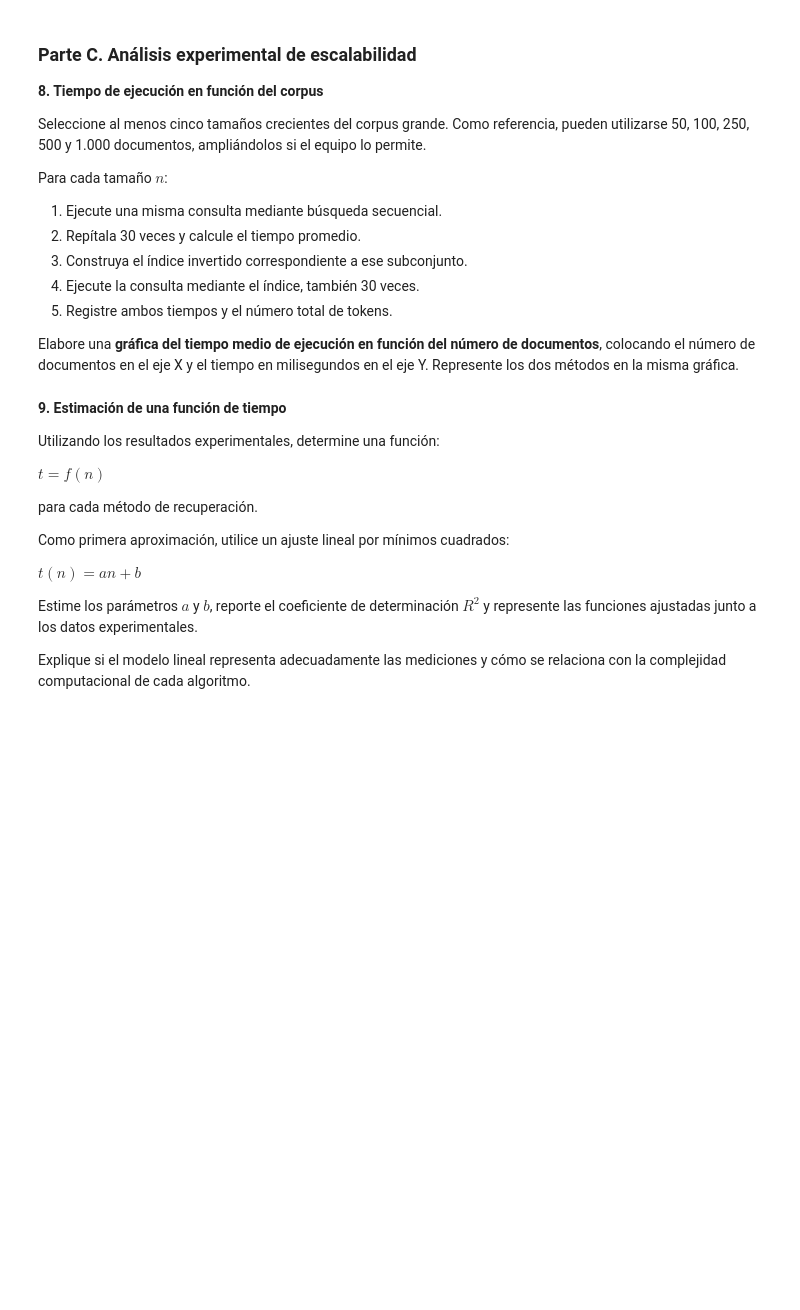
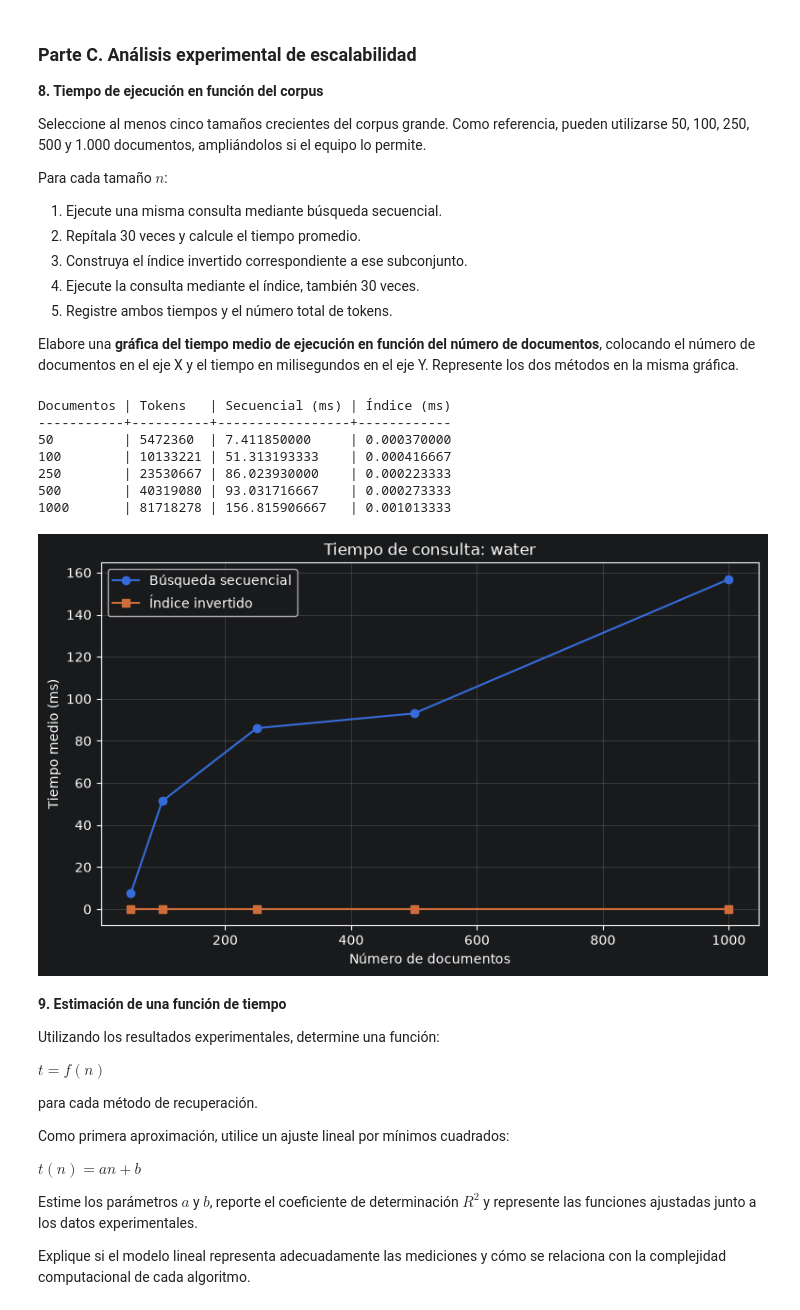
Before and after one commit to Francis1918/Information_Retrival, a Jupyter notebook: notebooks/Tarea2/02_booleansearch.ipynb, the cells around one changed output. Drawn from its saved outputs; the diff is of its cells as text; code cells hidden in the pictures; blank space fills up the shorter version.

Commit message:
Tarea 2 implementacion pt2 y pt3

```diff
--- a/notebooks/Tarea2/02_booleansearch.ipynb
+++ b/notebooks/Tarea2/02_booleansearch.ipynb
@@ -53,6 +58,9 @@ TERMINOS_PRUEBA = {
 
 # Marca de inicio de la Parte A; C29 calcula el tiempo transcurrido contra el presupuesto.
 T_INICIO = time.perf_counter()
+# Colección grande extraída previamente; modificar solo aquí si se encuentra en otra ubicación.
+RUTA_CORPUS_GRANDE = Path(r"C:\Users\bravo\PycharmProjects\DataRI\Tarea2\txt-files.tar\cache\epub")
+TAMANOS_CORPUS = (50, 100, 250, 500, 1000)
 # %%
 # C03 · Tipos de datos, excepciones y formato de tablas. Lógica pura: no lee disco ni muestra nada.
 
@@ -2068,0 +2121,15 @@ Trabaje con subconjuntos de la colección de tamaños crecientes, conservando lo
+# %%
+# B2 · Consultas ya normalizadas y pruebas de igualdad con IDs numéricos no consecutivos.
+consultas_grandes = [
+    ("water", consulta_termino(normalizar_termino("water"))),
+    ("water AND king", consulta_and(consulta_termino(normalizar_termino("water")), consulta_termino(normalizar_termino("king")))),
+    ("macbeth OR ahab", consulta_or(consulta_termino(normalizar_termino("macbeth")), consulta_termino(normalizar_termino("ahab")))),
+]
+docs_numericos = [Documento(2, ["a"]), Documento(10, ["b"]), Documento(100, ["a", "b"])]
+indice_numerico = construir_indice(docs_numericos)
+for arbol in (consulta_and(consulta_termino("a"), consulta_termino("b")),
+              consulta_or(consulta_termino("a"), consulta_termino("b")),
+              consulta_not(consulta_termino("a"))):
+    assert resolver_secuencial(docs_numericos, arbol) == resolver_indice(indice_numerico, arbol)
+assert resolver_indice(indice_numerico, consulta_or(consulta_termino("a"), consulta_termino("b"))) == [2, 10, 100]
+del docs_numericos, indice_numerico
@@ -2082,6 +2216,32 @@ Para cada tamaño $n$:
 5. Registre ambos tiempos y el número total de tokens.
 
 Elabore una **gráfica del tiempo medio de ejecución en función del número de documentos**, colocando el número de documentos en el eje X y el tiempo en milisegundos en el eje Y. Represente los dos métodos en la misma gráfica.
+# %%
+# C1 · La misma consulta «water» en los cinco tamaños; los tiempos ya se midieron en B3.
+get_ipython().run_line_magic('matplotlib', 'inline')
+datos_escalabilidad = [fila for fila in resultados_grandes if fila[2] == "water"]
+assert [fila[0] for fila in datos_escalabilidad] == list(TAMANOS_CORPUS)
+n_escalabilidad = np.array([fila[0] for fila in datos_escalabilidad], dtype=float)
+tiempos_secuencial = np.array([fila[4] for fila in datos_escalabilidad], dtype=float)
+tiempos_indice = np.array([fila[5] for fila in datos_escalabilidad], dtype=float)
+print(formatear_tabla(["Documentos", "Tokens", "Secuencial (ms)", "Índice (ms)"],
+                      [(fila[0], fila[1], formatear_ms(fila[4]), formatear_ms(fila[5])) for fila in datos_escalabilidad]))
+fig, eje = plt.subplots(figsize=(9, 5))
+eje.plot(n_escalabilidad, tiempos_secuencial, "o-", label="Búsqueda secuencial")
+eje.plot(n_escalabilidad, tiempos_indice, "s-", label="Índice invertido")
+eje.set(xlabel="Número de documentos", ylabel="Tiempo medio (ms)", title="Tiempo de consulta: water")
+eje.grid(True, alpha=0.3)
+eje.legend()
+plt.show()
+# %% [output]
+Documentos | Tokens   | Secuencial (ms) | Índice (ms)
+-----------+----------+-----------------+------------
+50         | 5472360  | 7.411850000     | 0.000370000
+100        | 10133221 | 51.313193333    | 0.000416667
+250        | 23530667 | 86.023930000    | 0.000223333
+500        | 40319080 | 93.031716667    | 0.000273333
+1000       | 81718278 | 156.815906667   | 0.001013333
+[figure, added]
 # %% [markdown]
 **9. Estimación de una función de tiempo**
 
```
Also changed, not shown: parts of 9 cells of this notebook, 9 other files.
